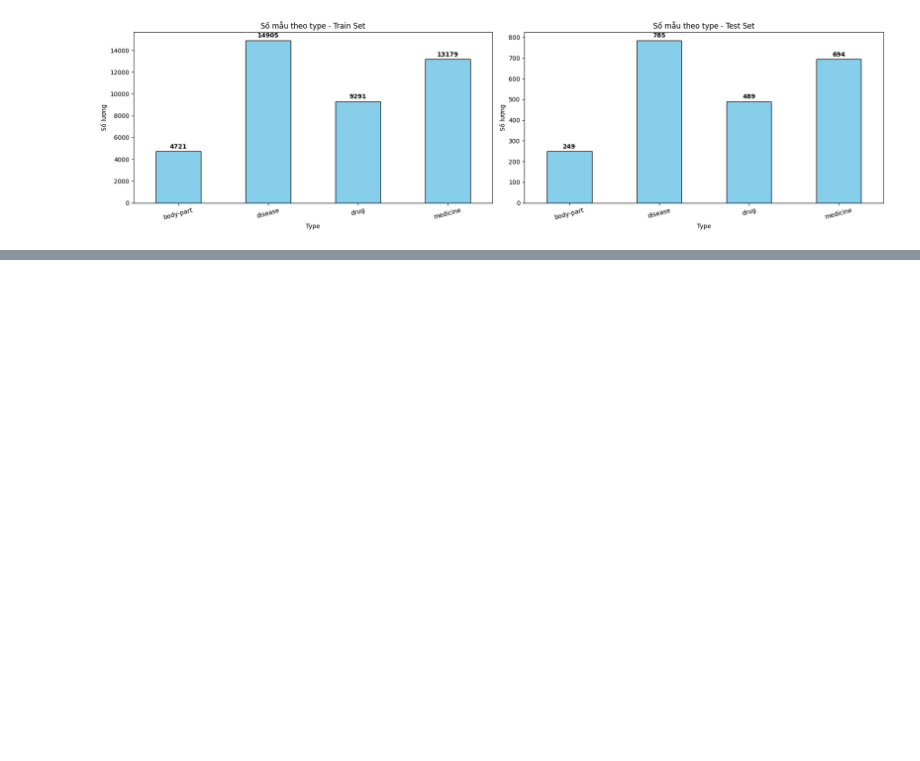
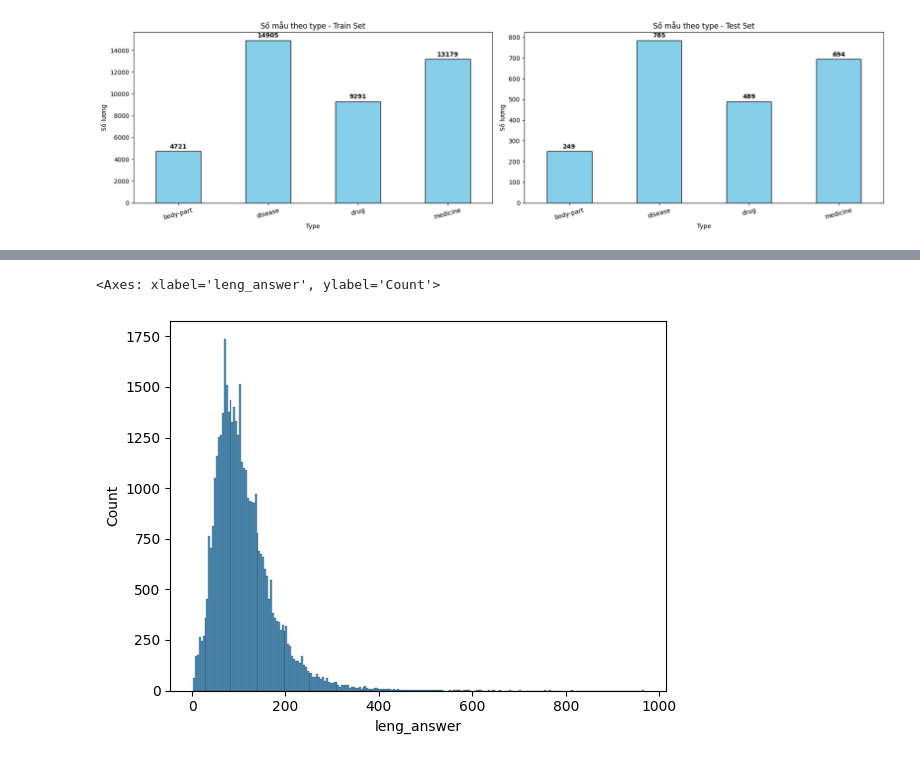
Before and after one commit to baduyne/Medical-Consultant, a Jupyter notebook: Data/eda_data.ipynb, the cells around one changed output, grey strips where cells are left out. Cells and saved outputs as stored; diff of their text form; code cells hidden in the pictures; blank space fills up the shorter version.

```diff
--- a/Data/eda_data.ipynb
+++ b/Data/eda_data.ipynb
@@ -147,0 +178,5 @@ draw_all_plots([statis(merged_train), statis(test_ds)], ['Train Set', 'Test Set'
+# %%
+sns.histplot(merged_train, x = "leng_answer")
+# %% [output]
+<Axes: xlabel='leng_answer', ylabel='Count'>
+[figure, added]
```
Also changed, not shown: parts of 3 cells of this notebook, 8 other files.
